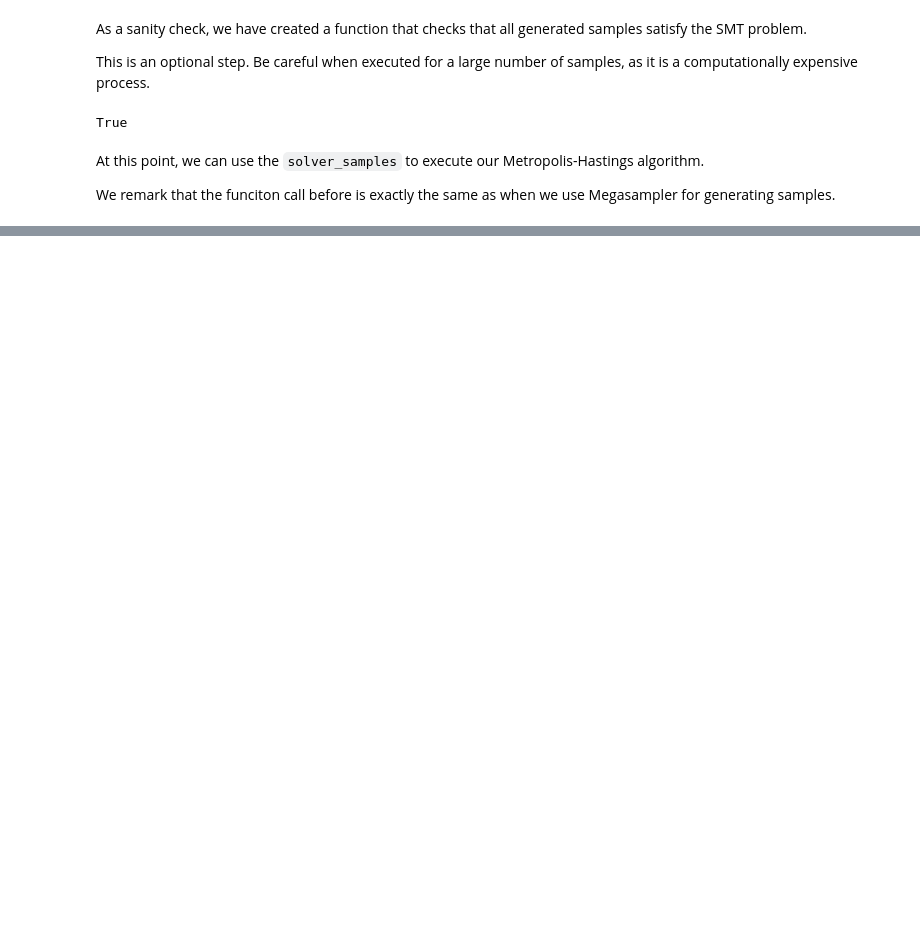
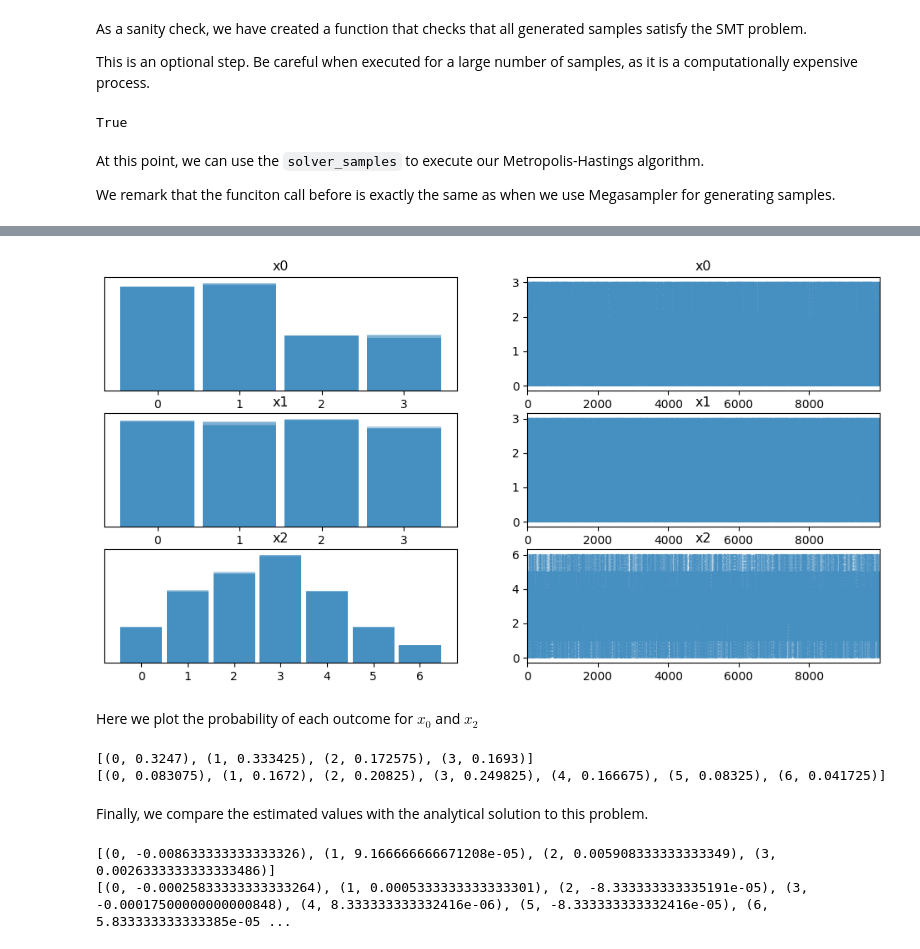
Before and after one commit to itu-square/sat-metropolis, a Jupyter notebook: experiments/sat/synthetic_example_2/sat_synthetic_example_2.ipynb, the cells around one changed output, grey strips where cells are left out. Saved outputs shown, nothing was run; the diff lists cells and outputs as text; code cells hidden in the pictures; blank space fills up the shorter version.

```diff
--- a/experiments/sat/synthetic_example_2/sat_synthetic_example_2.ipynb
+++ b/experiments/sat/synthetic_example_2/sat_synthetic_example_2.ipynb
@@ -140,0 +191,16 @@ print([(i, (trace.posterior['x2'] == i).mean().values.tolist()) for i in range(0
+# %%
+def prior(s: dict[str, int]):
+    x0 = s['x0']
+    x1 = s['x0']
+    p_x0 = 1/3 if x0 < 2 else 1/6
+    p_x1 = 1/4
+
+    return p_x0 * p_x1
+
+def likelihood(s: dict[str, int]):
+    return 1
+# %%
+trace = mcmc.sample_mh_trace(num_samples=num_samples,
+                             num_chains=4,
+                             f = lambda s: prior(s)*likelihood(s),
+                             solver_samples=solver_samples)
@@ -140,0 +213,15 @@ print([(i, (trace.posterior['x2'] == i).mean().values.tolist()) for i in range(0
+# %%
+az.plot_trace(trace);
+plt.savefig('spur_trace_plot_non_uniform.png',dpi=150);
+# %% [output]
+[figure, added]
+# %% [markdown]
+Here we plot the probability of each outcome for $x_0$ and $x_2$
+# %%
+print([(i, (trace.posterior['x0'] == i).mean().values.tolist()) for i in range(0,4)])
+print([(i, (trace.posterior['x2'] == i).mean().values.tolist()) for i in range(0,7)])
+# %% [output]
+[(0, 0.3247), (1, 0.333425), (2, 0.172575), (3, 0.1693)]
+[(0, 0.083075), (1, 0.1672), (2, 0.20825), (3, 0.249825), (4, 0.166675), (5, 0.08325), (6, 0.041725)]
+# %% [markdown]
+Finally, we compare the estimated values with the analytical solution to this problem.
@@ -140,0 +231,6 @@ print([(i, (trace.posterior['x2'] == i).mean().values.tolist()) for i in range(0
+# %%
+print([(i, (trace.posterior['x0'] == i).mean().values.tolist() - real_value_x0[i]) for i in range(0,4)])
+print([(i, (trace.posterior['x2'] == i).mean().values.tolist() - real_value_x2[i]) for i in range(0,7)])
+# %% [output]
+[(0, -0.008633333333333326), (1, 9.166666666671208e-05), (2, 0.005908333333333349), (3, 0.0026333333333333486)]
+[(0, -0.00025833333333333264), (1, 0.0005333333333333301), (2, -8.333333333335191e-05), (3, -0.00017500000000000848), (4, 8.333333333332416e-06), (5, -8.333333333332416e-05), (6, 5.833333333333385e-05 ...
```
Also changed, not shown: parts of 11 cells of this notebook, 4 other files.
